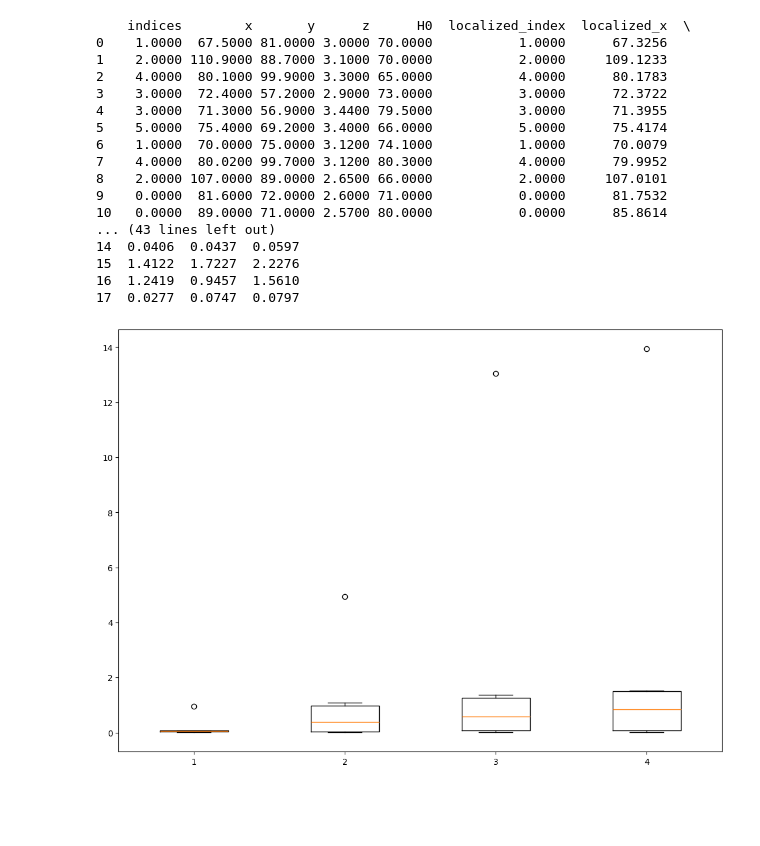
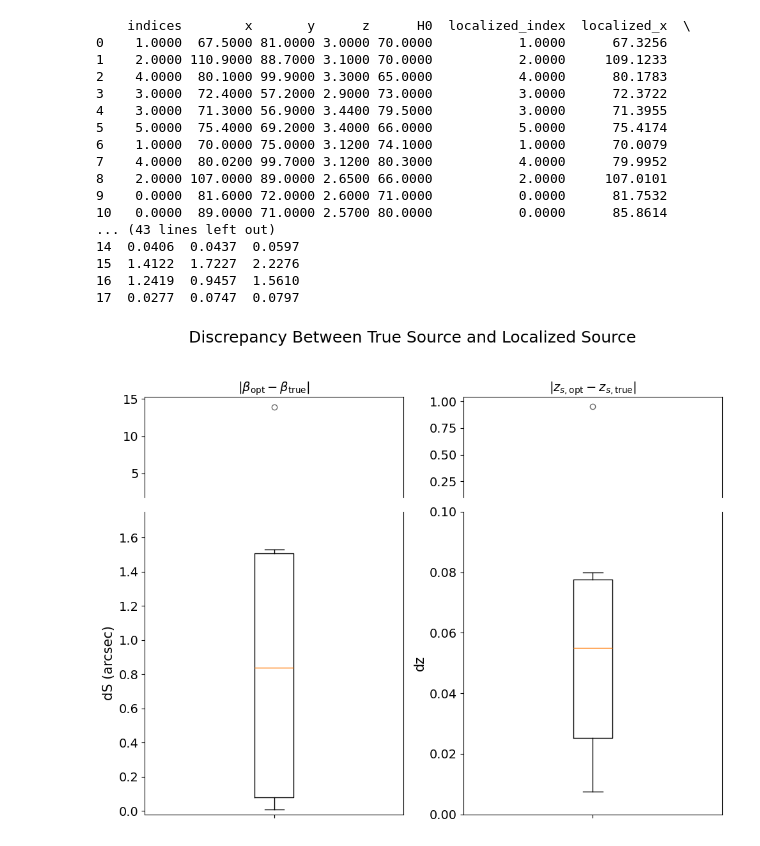
Before and after one commit to diceandcats/GWlensing_Brian, a Jupyter notebook: box_and_whisker.ipynb, the cells around one changed output. Cells and saved outputs as stored; diff of their text form; code cells hidden in the pictures; blank space fills up the shorter version.

```diff
--- a/box_and_whisker.ipynb
+++ b/box_and_whisker.ipynb
@@ -75,18 +75,58 @@ print(data_zH0)
 15  1.4122  1.7227  2.2276
 16  1.2419  0.9457  1.5610
 17  0.0277  0.0747  0.0797
-# %%
-# create box and whisker plot
-d_1 = data['dz']
-d_2 = data['dx']
-d_3 = data['dy']
-d_4 = data['dS']
-d = [d_1, d_2, d_3, d_4]
-
-fig = plt.figure(figsize =(10, 7))
-ax = fig.add_axes([0, 0, 1, 1])
-bp = ax.boxplot(d)
-
-plt.show()
-# %% [output]
-[figure, removed]
+# %%
+# your data
+dS = data['dS']
+dz = data['dz']
+
+# choose strict break points:
+break_s = 1.75    # break at 3 arcsec
+break_z = 0.1   # break at 0.08 in dz
+
+# how big the little diagonal ticks are
+d = 0.015
+
+fig, ((ax_s_hi, ax_z_hi),
+      (ax_s_lo, ax_z_lo)) = plt.subplots(
+    2, 2,
+    sharex='col',
+    figsize=(10, 8),
+    gridspec_kw={'height_ratios': [1, 3]}
+)
+fig.suptitle('Discrepancy Between True Source and Localized Source', fontsize=18)
+
+# — Upper row: only the outlier region —
+for ax, vals, brk, title in [
+    (ax_s_hi, dS, break_s, r'$|\beta_{\rm opt}-\beta_{\rm true}|$'),
+    (ax_z_hi, dz, break_z, r'$|z_{s,\rm opt}-z_{s,\rm true}|$'),
+]:
+    ax.boxplot(vals, showfliers=True,
+               flierprops=dict(marker='o', alpha=0.6))
+    ax.set_ylim(brk * 1.01, vals.max() * 1.1)
+    ax.set_title(title, fontsize=14)
+    ax.spines['bottom'].set_visible(False)
+    ax.tick_params(bottom=False, labelsize=14)
+
+# — Lower row: the main bulk —
+ax_s_lo.boxplot(dS, showfliers=True,
+                flierprops=dict(marker='o', alpha=0.6))
+ax_s_lo.set_ylim(-0.02, break_s)
+ax_s_lo.spines['top'].set_visible(False)
+ax_s_lo.set_ylabel('dS (arcsec)', fontsize=15)
+ax_s_lo.tick_params(labelsize=14)
+ax_s_lo.tick_params(labelbottom=False)
+
+ax_z_lo.boxplot(dz, showfliers=True,
+                flierprops=dict(marker='o', alpha=0.6))
+ax_z_lo.set_ylim(0, break_z)
+ax_z_lo.spines['top'].set_visible(False)
+ax_z_lo.set_ylabel('dz', fontsize=15)
+ax_z_lo.tick_params(labelsize=14)
+ax_z_lo.tick_params(labelbottom=False)
+
+
+plt.tight_layout(rect=[0, 0, 1, 0.95])
+plt.show()
+# %% [output]
+[figure, added]
```
Also changed, not shown: parts of 3 cells of this notebook, 50 other files.
